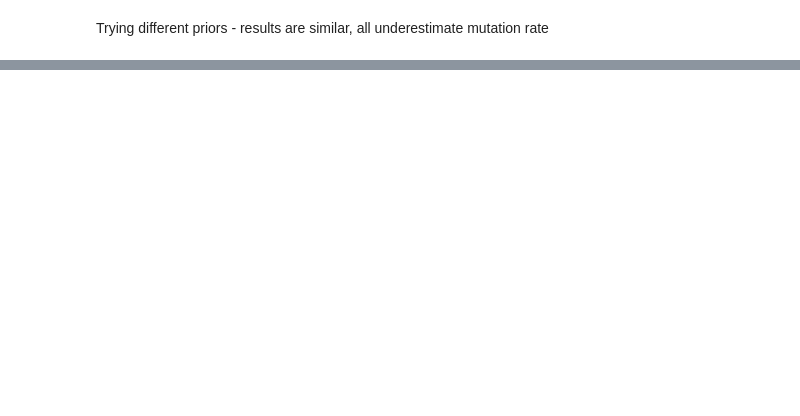
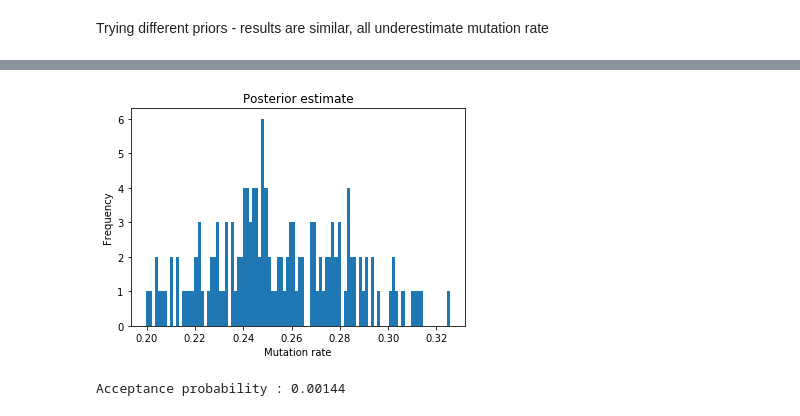
Before and after one commit to samslamowicz/MastersProject, a Jupyter notebook: ABC - Rejection Sampling for Mutation Rate.ipynb, the cells around one changed output, grey strips where cells are left out. Saved outputs shown, nothing was run; the diff lists cells and outputs as text; code cells hidden in the pictures; blank space fills up the shorter version.

```diff
--- a/ABC - Rejection Sampling for Mutation Rate.ipynb
+++ b/ABC - Rejection Sampling for Mutation Rate.ipynb
@@ -311,0 +116,8 @@ Mean norm :  8.123389498364173
+# %%
+%%time
+#Gamma(0.5,1) prior
+iterations = 100000
+eps = 10
+prior = "gamma"
+prior_parameters = (0.5,1)
+attempt3 = ABC(ts_ref,eps=eps,pop_configs=pop_configs,Ne=Ne,recomb=recomb,prior=prior,prior_parameters=prior_parameters,iters=iterations)
@@ -311,0 +126,10 @@ Mean norm :  8.123389498364173
+# %%
+plt.hist(attempt3, bins = 100)
+plt.ylabel('Frequency')
+plt.xlabel('Mutation rate')
+plt.title('Posterior estimate')
+plt.show()
+print("Acceptance probability :",len(attempt3)/iterations)
+# %% [output]
+[figure, added]
+Acceptance probability : 0.00144
```
Also changed, not shown: parts of 41 cells of this notebook, 2 other files.
